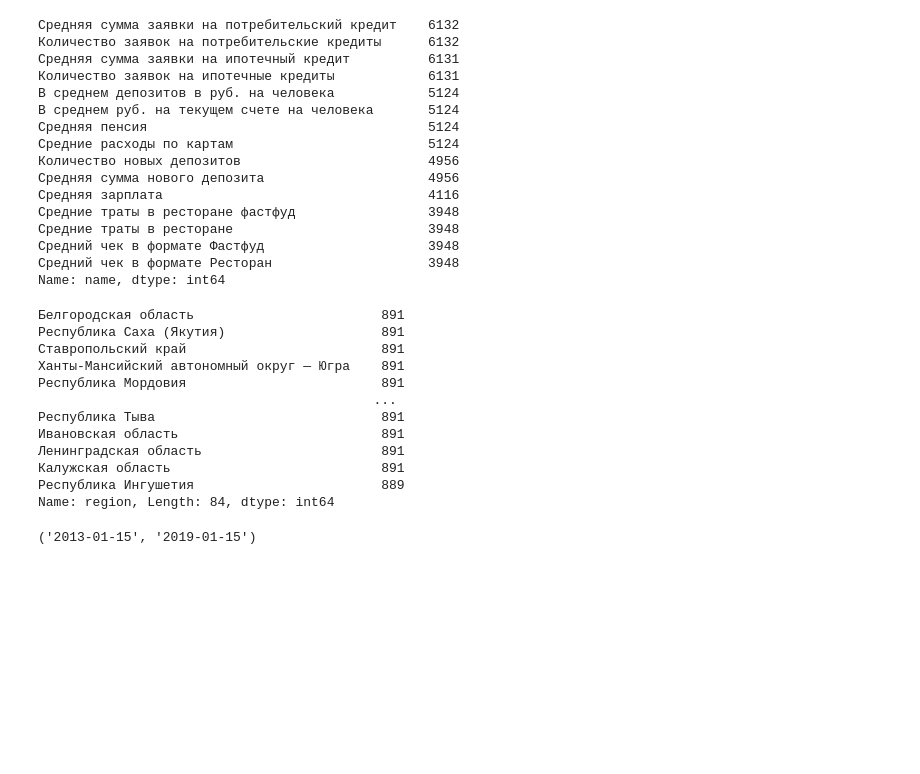
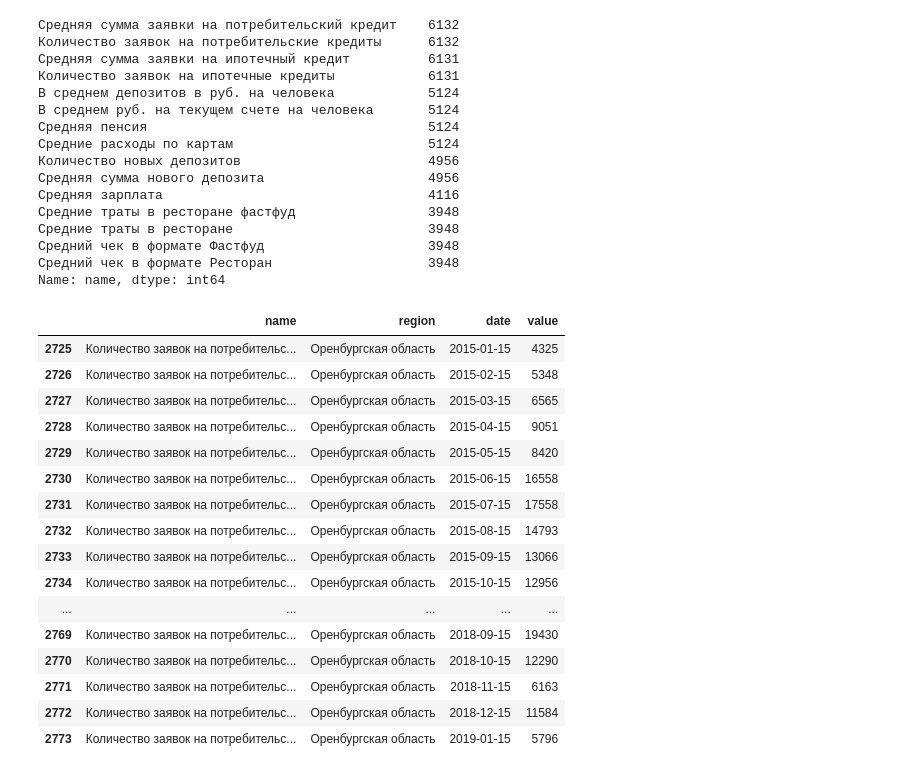
Before and after one commit to koryagin2006/GB_Course_Methods_of_collecting_and_processing_data_from_the_network, a Jupyter notebook: Lesson_8 Open data/Les_8 DZ Sber.ipynb, the cells around one changed output. Drawn from its saved outputs; the diff is of its cells as text; code cells hidden in the pictures; blank space fills up the shorter version.

```diff
--- a/Lesson_8 Open data/Les_8 DZ Sber.ipynb
+++ b/Lesson_8 Open data/Les_8 DZ Sber.ipynb
@@ -36,22 +43,28 @@ df['name'].value_counts()[0:]
 Средний чек в формате Фастфуд                     3948
 Средний чек в формате Ресторан                    3948
 Name: name, dtype: int64
-# %%
-df['region'].value_counts()
-# %% [output]
-Белгородская область                        891
-Республика Саха (Якутия)                    891
-Ставропольский край                         891
-Ханты-Мансийский автономный округ — Югра    891
-Республика Мордовия                         891
-                                           ...
-Республика Тыва                             891
-Ивановская область                          891
-Ленинградская область                       891
-Калужская область                           891
-Республика Ингушетия                        889
-Name: region, Length: 84, dtype: int64
-# %%
-df['date'].min(), df['date'].max()
-# %% [output]
-('2013-01-15', '2019-01-15')
+# %%
+filter_date = (df['date'] > '2015-01-01') & (df['date'] < '2020-01-01')
+filter_name = df['name'] == 'Количество заявок на потребительские кредиты'
+filter_reg = df['region'] == 'Оренбургская область'
+
+df_2 = df.loc[filter_date & filter_reg & filter_name]
+df_2
+# %% [output]
+|  | name | region | date | value |
+| 2725 | Количество заявок на потребительс... | Оренбургская область | 2015-01-15 | 4325 |
+| 2726 | Количество заявок на потребительс... | Оренбургская область | 2015-02-15 | 5348 |
+| 2727 | Количество заявок на потребительс... | Оренбургская область | 2015-03-15 | 6565 |
+| 2728 | Количество заявок на потребительс... | Оренбургская область | 2015-04-15 | 9051 |
+| 2729 | Количество заявок на потребительс... | Оренбургская область | 2015-05-15 | 8420 |
+| 2730 | Количество заявок на потребительс... | Оренбургская область | 2015-06-15 | 16558 |
+| 2731 | Количество заявок на потребительс... | Оренбургская область | 2015-07-15 | 17558 |
+| 2732 | Количество заявок на потребительс... | Оренбургская область | 2015-08-15 | 14793 |
+| 2733 | Количество заявок на потребительс... | Оренбургская область | 2015-09-15 | 13066 |
+| 2734 | Количество заявок на потребительс... | Оренбургская область | 2015-10-15 | 12956 |
+| ... | ... | ... | ... | ... |
+| 2769 | Количество заявок на потребительс... | Оренбургская область | 2018-09-15 | 19430 |
+| 2770 | Количество заявок на потребительс... | Оренбургская область | 2018-10-15 | 12290 |
+| 2771 | Количество заявок на потребительс... | Оренбургская область | 2018-11-15 | 6163 |
+| 2772 | Количество заявок на потребительс... | Оренбургская область | 2018-12-15 | 11584 |
+| 2773 | Количество заявок на потребительс... | Оренбургская область | 2019-01-15 | 5796 |
```
Also changed, not shown: parts of 8 cells of this notebook.
